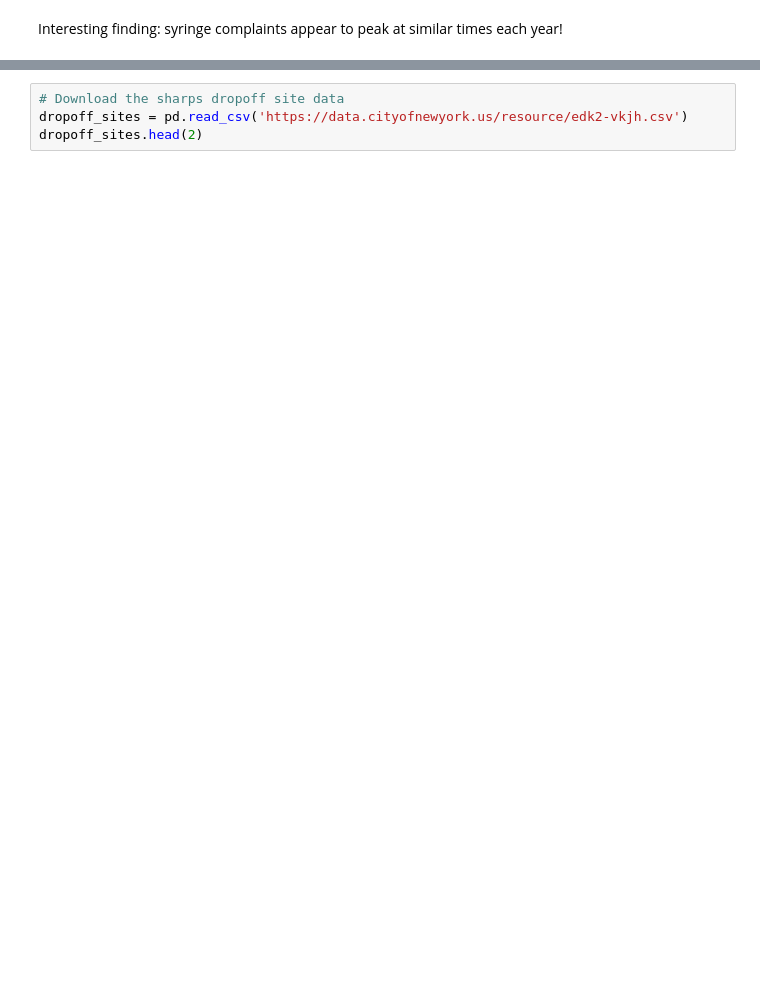
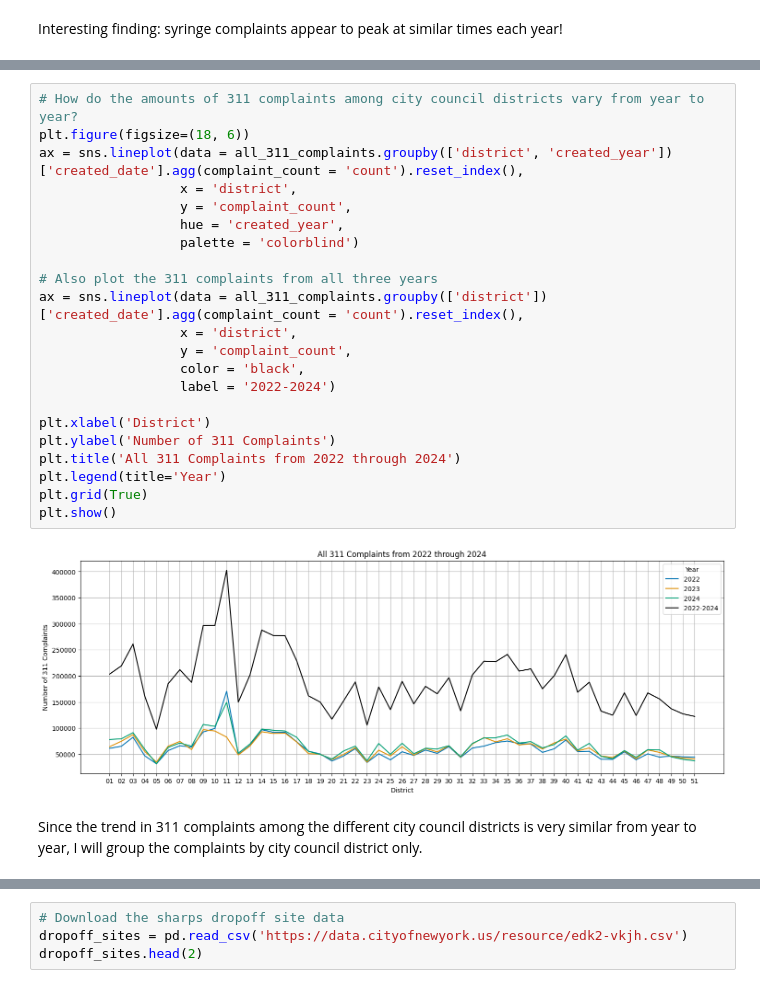
Before and after one commit to abretti/em212-applied-data-science, a Jupyter notebook: Final_Project.ipynb, the cells around one changed output, grey strips where cells are left out. Drawn from its saved outputs; the diff is of its cells as text; blank space fills up the shorter version.

```diff
--- a/Final_Project.ipynb
+++ b/Final_Project.ipynb
@@ -120,0 +199,26 @@ plt.show()
+# %%
+# How do the amounts of 311 complaints among city council districts vary from year to year?
+plt.figure(figsize=(18, 6))
+ax = sns.lineplot(data = all_311_complaints.groupby(['district', 'created_year'])['created_date'].agg(complaint_count = 'count').reset_index(),
+                  x = 'district',
+                  y = 'complaint_count',
+                  hue = 'created_year',
+                  palette = 'colorblind')
+
+# Also plot the 311 complaints from all three years
+ax = sns.lineplot(data = all_311_complaints.groupby(['district'])['created_date'].agg(complaint_count = 'count').reset_index(),
+                  x = 'district',
+                  y = 'complaint_count',
+                  color = 'black',
+                  label = '2022-2024')
+
+plt.xlabel('District')
+plt.ylabel('Number of 311 Complaints')
+plt.title('All 311 Complaints from 2022 through 2024')
+plt.legend(title='Year')
+plt.grid(True)
+plt.show()
+# %% [output]
+[figure, added]
+# %% [markdown]
+Since the trend in 311 complaints among the different city council districts is very similar from year to year, I will group the complaints by city council district only.
```
Also changed, not shown: parts of 32 cells of this notebook.
